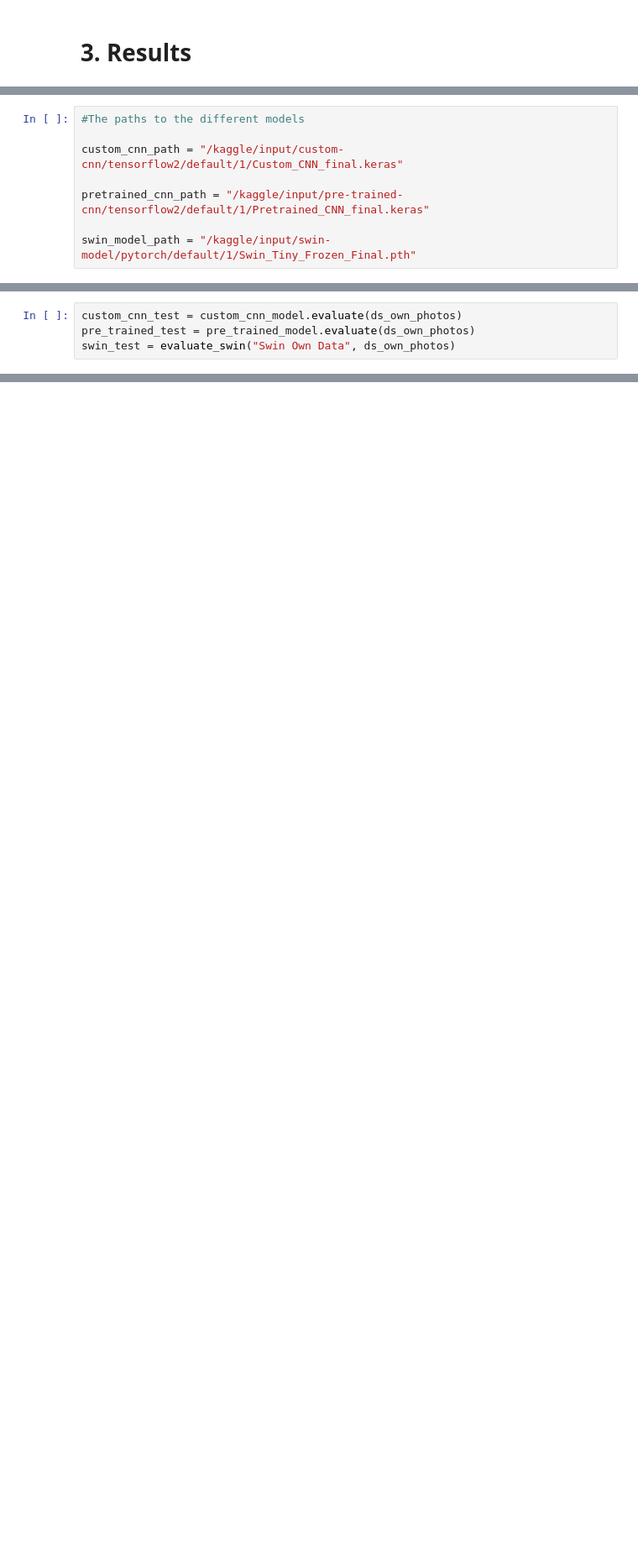
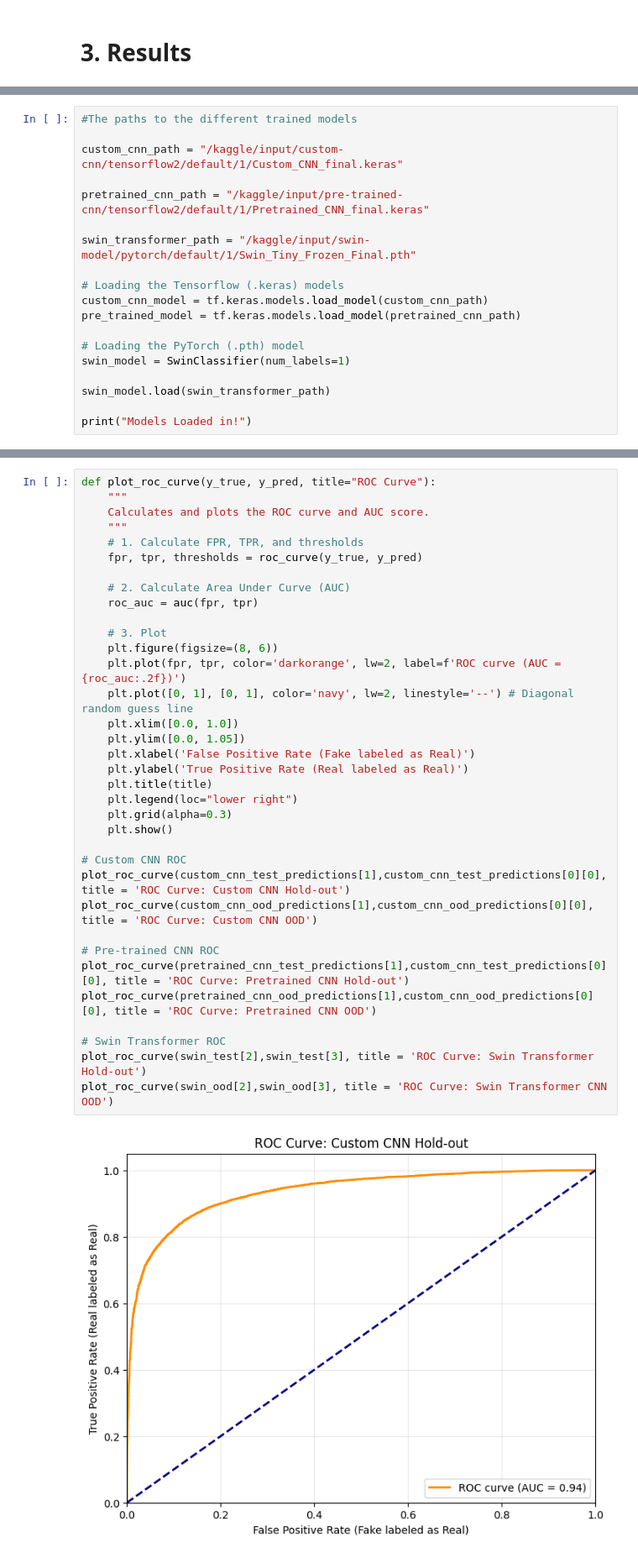
Before and after one commit to kubojurak/DLiP-Group-Project, a Jupyter notebook: DLiP_Project_Notebook.ipynb, the cells around one changed output, grey strips where cells are left out. Shown at 84% size. Cells and saved outputs as stored; diff of their text form; blank space fills up the shorter version.

Commit message:
Kaggle Notebook | DLIP Notebook V2 | Version 9

```diff
--- a/DLiP_Project_Notebook.ipynb
+++ b/DLiP_Project_Notebook.ipynb
@@ -791,8 +890,19 @@ the results for all the models can be accessed through the dictionary `all_resul
 # %%
-#The paths to the different models
+#The paths to the different trained models
 
 custom_cnn_path = "/kaggle/input/custom-cnn/tensorflow2/default/1/Custom_CNN_final.keras"
 
 pretrained_cnn_path = "/kaggle/input/pre-trained-cnn/tensorflow2/default/1/Pretrained_CNN_final.keras"
 
-swin_model_path = "/kaggle/input/swin-model/pytorch/default/1/Swin_Tiny_Frozen_Final.pth"
+swin_transformer_path = "/kaggle/input/swin-model/pytorch/default/1/Swin_Tiny_Frozen_Final.pth"
+
+# Loading the Tensorflow (.keras) models
+custom_cnn_model = tf.keras.models.load_model(custom_cnn_path)
+pre_trained_model = tf.keras.models.load_model(pretrained_cnn_path)
+
+# Loading the PyTorch (.pth) model
+swin_model = SwinClassifier(num_labels=1)
+
+swin_model.load(swin_transformer_path)
+
+print("Models Loaded in!")
@@ -846,4 +1004,0 @@ swin_ood = evaluate_swin("Swin OOD Test", ds_test_ood)
-# %%
-custom_cnn_test = custom_cnn_model.evaluate(ds_own_photos)
-pre_trained_test = pre_trained_model.evaluate(ds_own_photos)
-swin_test = evaluate_swin("Swin Own Data", ds_own_photos)
@@ -862,0 +1024,37 @@ swin_test[0]
+# %%
+def plot_roc_curve(y_true, y_pred, title="ROC Curve"):
+    """
+    Calculates and plots the ROC curve and AUC score.
+    """
+    # 1. Calculate FPR, TPR, and thresholds
+    fpr, tpr, thresholds = roc_curve(y_true, y_pred)
+
+    # 2. Calculate Area Under Curve (AUC)
+    roc_auc = auc(fpr, tpr)
+
+    # 3. Plot
+    plt.figure(figsize=(8, 6))
+    plt.plot(fpr, tpr, color='darkorange', lw=2, label=f'ROC curve (AUC = {roc_auc:.2f})')
+    plt.plot([0, 1], [0, 1], color='navy', lw=2, linestyle='--') # Diagonal random guess line
+    plt.xlim([0.0, 1.0])
+    plt.ylim([0.0, 1.05])
+    plt.xlabel('False Positive Rate (Fake labeled as Real)')
+    plt.ylabel('True Positive Rate (Real labeled as Real)')
+    plt.title(title)
+    plt.legend(loc="lower right")
+    plt.grid(alpha=0.3)
+    plt.show()
+
+# Custom CNN ROC
+plot_roc_curve(custom_cnn_test_predictions[1],custom_cnn_test_predictions[0][0], title = 'ROC Curve: Custom CNN Hold-out')
+plot_roc_curve(custom_cnn_ood_predictions[1],custom_cnn_ood_predictions[0][0], title = 'ROC Curve: Custom CNN OOD')
+
+# Pre-trained CNN ROC
+plot_roc_curve(pretrained_cnn_test_predictions[1],custom_cnn_test_predictions[0][0], title = 'ROC Curve: Pretrained CNN Hold-out')
+plot_roc_curve(pretrained_cnn_ood_predictions[1],custom_cnn_ood_predictions[0][0], title = 'ROC Curve: Pretrained CNN OOD')
+
+# Swin Transformer ROC
+plot_roc_curve(swin_test[2],swin_test[3], title = 'ROC Curve: Swin Transformer Hold-out')
+plot_roc_curve(swin_ood[2],swin_ood[3], title = 'ROC Curve: Swin Transformer CNN OOD')
+# %% [output]
+[figure, added]
```
Also changed, not shown: parts of 80 cells of this notebook.
